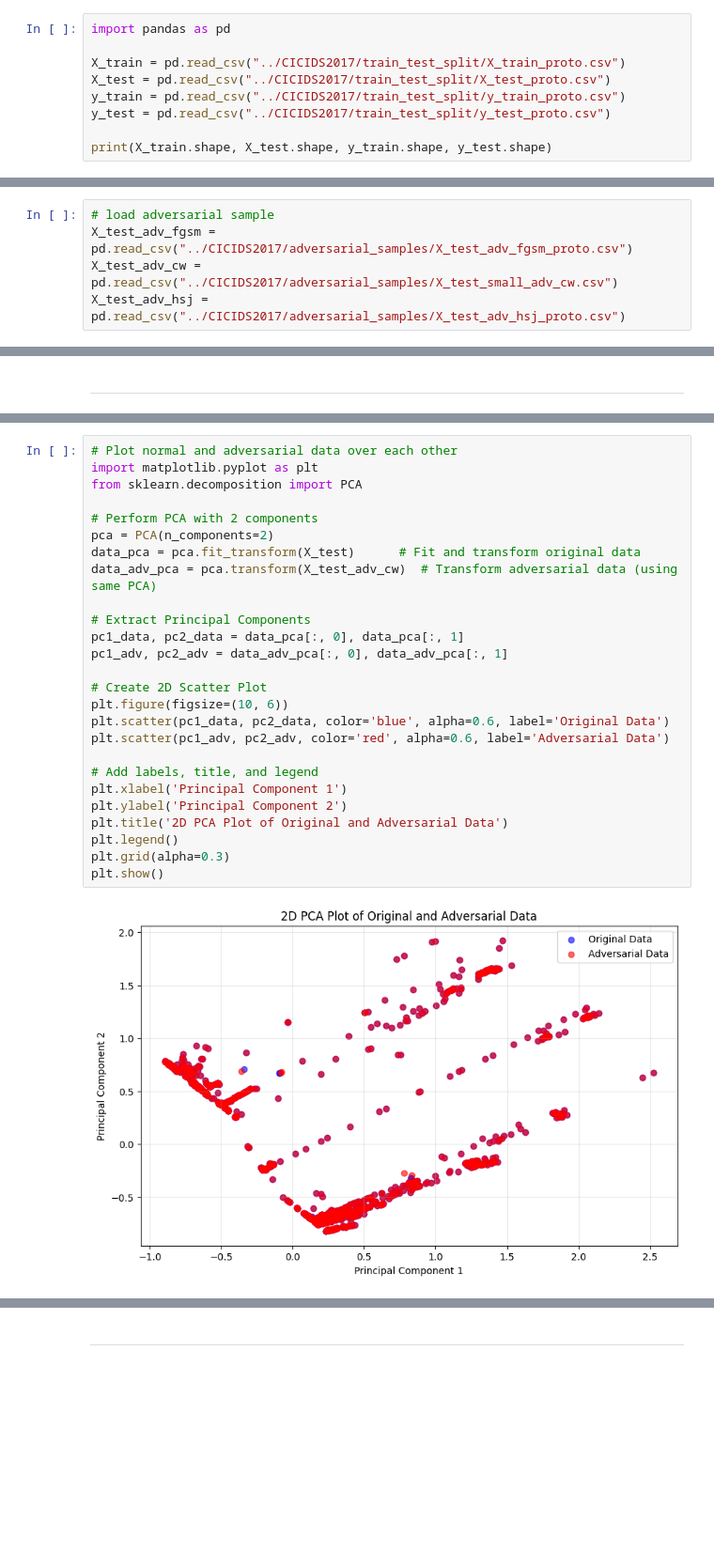
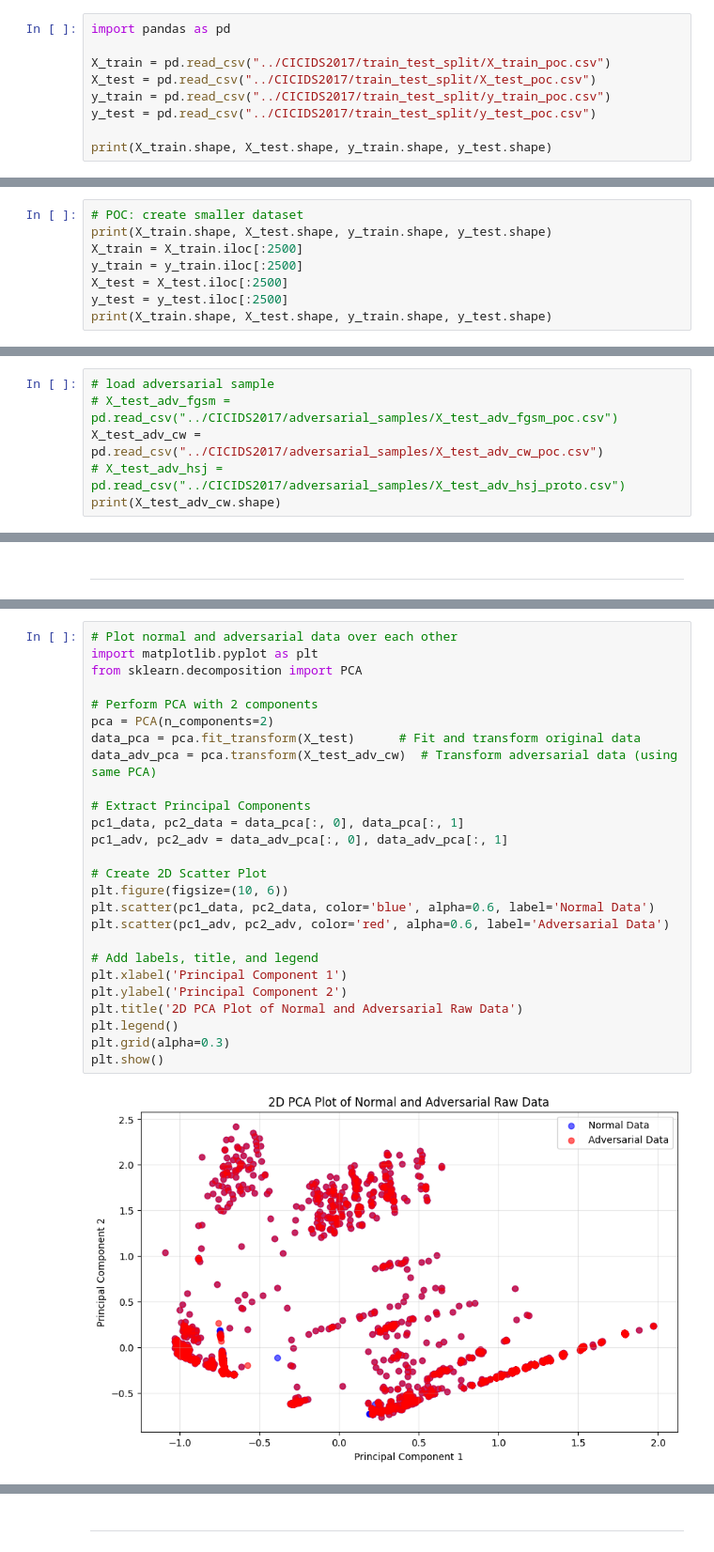
Before and after one commit to f-odc/xai-assisted-intrusion-detection, a Jupyter notebook: src/visualizer.ipynb, the cells around one changed output, grey strips where cells are left out. Shown at 94% size. Drawn from its saved outputs; the diff is of its cells as text; blank space fills up the shorter version.

Commit message:
Create proof of concept data

```diff
--- a/src/visualizer.ipynb
+++ b/src/visualizer.ipynb
@@ -29,10 +29,10 @@ Model: "sequential_1"
 # %%
 import pandas as pd
 
-X_train = pd.read_csv("../CICIDS2017/train_test_split/X_train_proto.csv")
-X_test = pd.read_csv("../CICIDS2017/train_test_split/X_test_proto.csv")
-y_train = pd.read_csv("../CICIDS2017/train_test_split/y_train_proto.csv")
-y_test = pd.read_csv("../CICIDS2017/train_test_split/y_test_proto.csv")
+X_train = pd.read_csv("../CICIDS2017/train_test_split/X_train_poc.csv")
+X_test = pd.read_csv("../CICIDS2017/train_test_split/X_test_poc.csv")
+y_train = pd.read_csv("../CICIDS2017/train_test_split/y_train_poc.csv")
+y_test = pd.read_csv("../CICIDS2017/train_test_split/y_test_poc.csv")
 
 print(X_train.shape, X_test.shape, y_train.shape, y_test.shape)
 # %% [output]
@@ -39,0 +40,8 @@ print(X_train.shape, X_test.shape, y_train.shape, y_test.shape)
+# %%
+# POC: create smaller dataset
+print(X_train.shape, X_test.shape, y_train.shape, y_test.shape)
+X_train = X_train.iloc[:2500]
+y_train = y_train.iloc[:2500]
+X_test = X_test.iloc[:2500]
+y_test = y_test.iloc[:2500]
+print(X_train.shape, X_test.shape, y_train.shape, y_test.shape)
@@ -40,5 +51,6 @@ print(X_train.shape, X_test.shape, y_train.shape, y_test.shape)
 # %%
 # load adversarial sample
-X_test_adv_fgsm = pd.read_csv("../CICIDS2017/adversarial_samples/X_test_adv_fgsm_proto.csv")
-X_test_adv_cw = pd.read_csv("../CICIDS2017/adversarial_samples/X_test_small_adv_cw.csv")
-X_test_adv_hsj = pd.read_csv("../CICIDS2017/adversarial_samples/X_test_adv_hsj_proto.csv")
+# X_test_adv_fgsm = pd.read_csv("../CICIDS2017/adversarial_samples/X_test_adv_fgsm_poc.csv")
+X_test_adv_cw = pd.read_csv("../CICIDS2017/adversarial_samples/X_test_adv_cw_poc.csv")
+# X_test_adv_hsj = pd.read_csv("../CICIDS2017/adversarial_samples/X_test_adv_hsj_proto.csv")
+print(X_test_adv_cw.shape)
@@ -220,31 +234,31 @@ Confidence: 94.17%
 # %%
 # Plot normal and adversarial data over each other
 import matplotlib.pyplot as plt
 from sklearn.decomposition import PCA
 
 # Perform PCA with 2 components
 pca = PCA(n_components=2)
 data_pca = pca.fit_transform(X_test)      # Fit and transform original data
 data_adv_pca = pca.transform(X_test_adv_cw)  # Transform adversarial data (using same PCA)
 
 # Extract Principal Components
 pc1_data, pc2_data = data_pca[:, 0], data_pca[:, 1]
 pc1_adv, pc2_adv = data_adv_pca[:, 0], data_adv_pca[:, 1]
 
 # Create 2D Scatter Plot
 plt.figure(figsize=(10, 6))
-plt.scatter(pc1_data, pc2_data, color='blue', alpha=0.6, label='Original Data')
+plt.scatter(pc1_data, pc2_data, color='blue', alpha=0.6, label='Normal Data')
 plt.scatter(pc1_adv, pc2_adv, color='red', alpha=0.6, label='Adversarial Data')
 
 # Add labels, title, and legend
 plt.xlabel('Principal Component 1')
 plt.ylabel('Principal Component 2')
-plt.title('2D PCA Plot of Original and Adversarial Data')
+plt.title('2D PCA Plot of Normal and Adversarial Raw Data')
 plt.legend()
 plt.grid(alpha=0.3)
 plt.show()
 # %% [output]
-[figure, old version]
+[figure, new version]
 # %%
 # Plot PCA for normal data next to adversarial data
 from sklearn.decomposition import PCA
```
Also changed, not shown: parts of 25 cells of this notebook, 6 other files.
